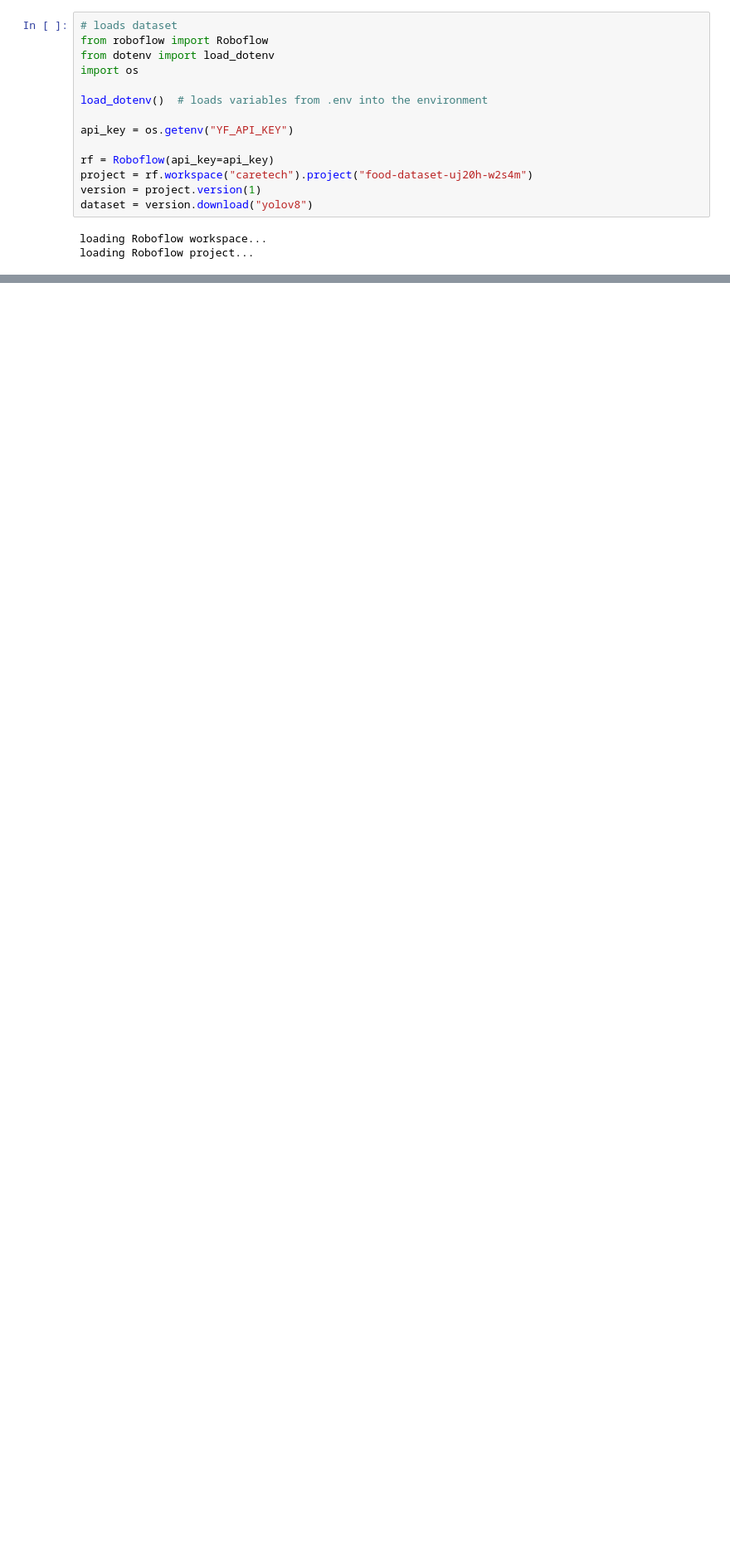
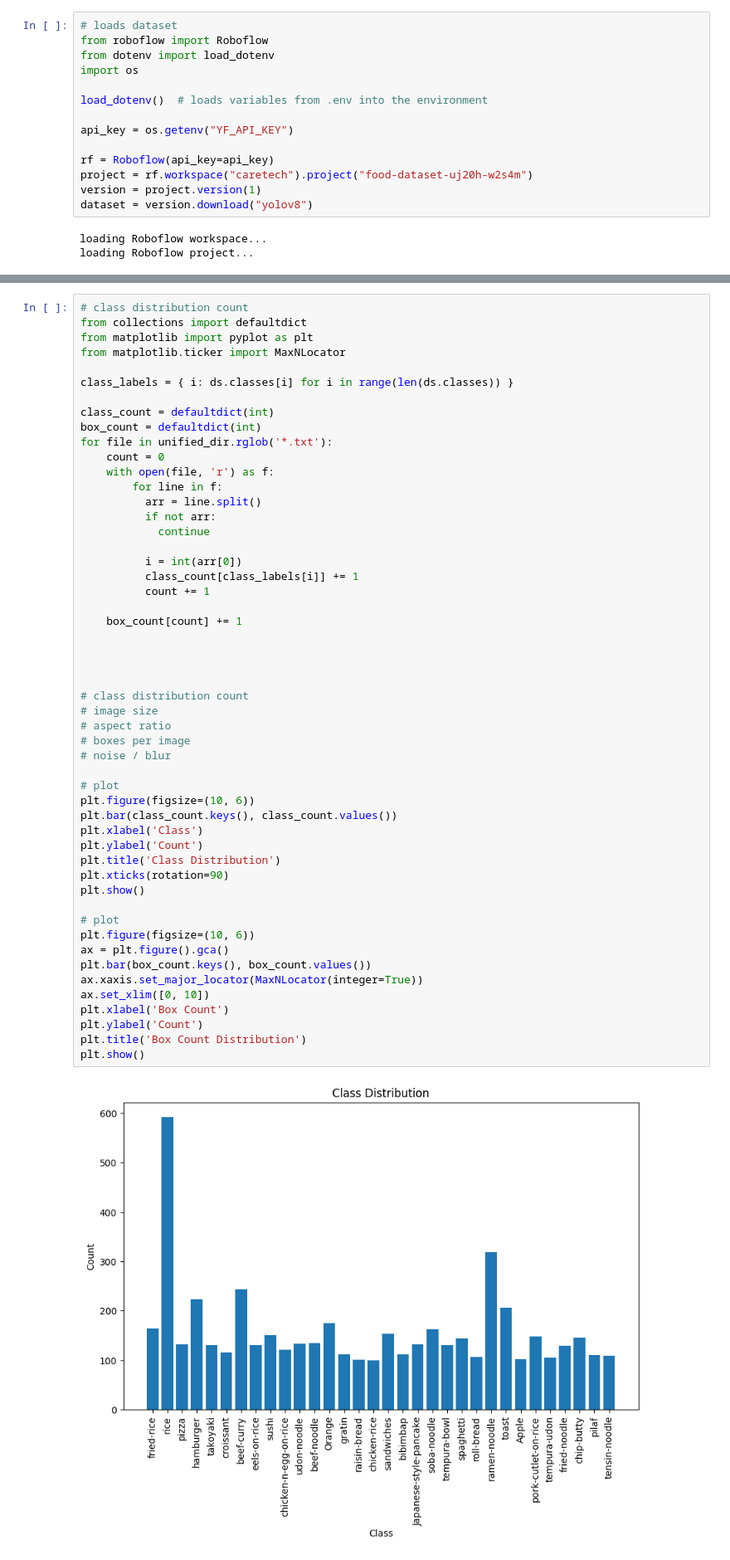
Before and after one commit to CareTech-at-UCI/vitamin-tracking, a Jupyter notebook: david-lahari/main.ipynb, the cells around one changed output, grey strips where cells are left out. Shown at 83% size. Drawn from its saved outputs; the diff is of its cells as text; blank space fills up the shorter version.

Commit message:
Exploratory Data Analysis
Created graphs that display Class Distribution, Box Count Distribution, Image Sizes, and Aspect Ratios.

```diff
--- a/david-lahari/main.ipynb
+++ b/david-lahari/main.ipynb
@@ -39,0 +68,54 @@ loading Roboflow project...
+# %%
+# class distribution count
+from collections import defaultdict
+from matplotlib import pyplot as plt
+from matplotlib.ticker import MaxNLocator
+
+class_labels = { i: ds.classes[i] for i in range(len(ds.classes)) }
+
+class_count = defaultdict(int)
+box_count = defaultdict(int)
+for file in unified_dir.rglob('*.txt'):
+    count = 0
+    with open(file, 'r') as f:
+        for line in f:
+          arr = line.split()
+          if not arr:
+            continue
+
+          i = int(arr[0])
+          class_count[class_labels[i]] += 1
+          count += 1
+
+    box_count[count] += 1
+
+
+
+
+# class distribution count
+# image size
+# aspect ratio
+# boxes per image
+# noise / blur
+
+# plot
+plt.figure(figsize=(10, 6))
+plt.bar(class_count.keys(), class_count.values())
+plt.xlabel('Class')
+plt.ylabel('Count')
+plt.title('Class Distribution')
+plt.xticks(rotation=90)
+plt.show()
+
+# plot
+plt.figure(figsize=(10, 6))
+ax = plt.figure().gca()
+plt.bar(box_count.keys(), box_count.values())
+ax.xaxis.set_major_locator(MaxNLocator(integer=True))
+ax.set_xlim([0, 10])
+plt.xlabel('Box Count')
+plt.ylabel('Count')
+plt.title('Box Count Distribution')
+plt.show()
+# %% [output]
+[figure, added]
```
Also changed, not shown: parts of 4 cells of this notebook.
